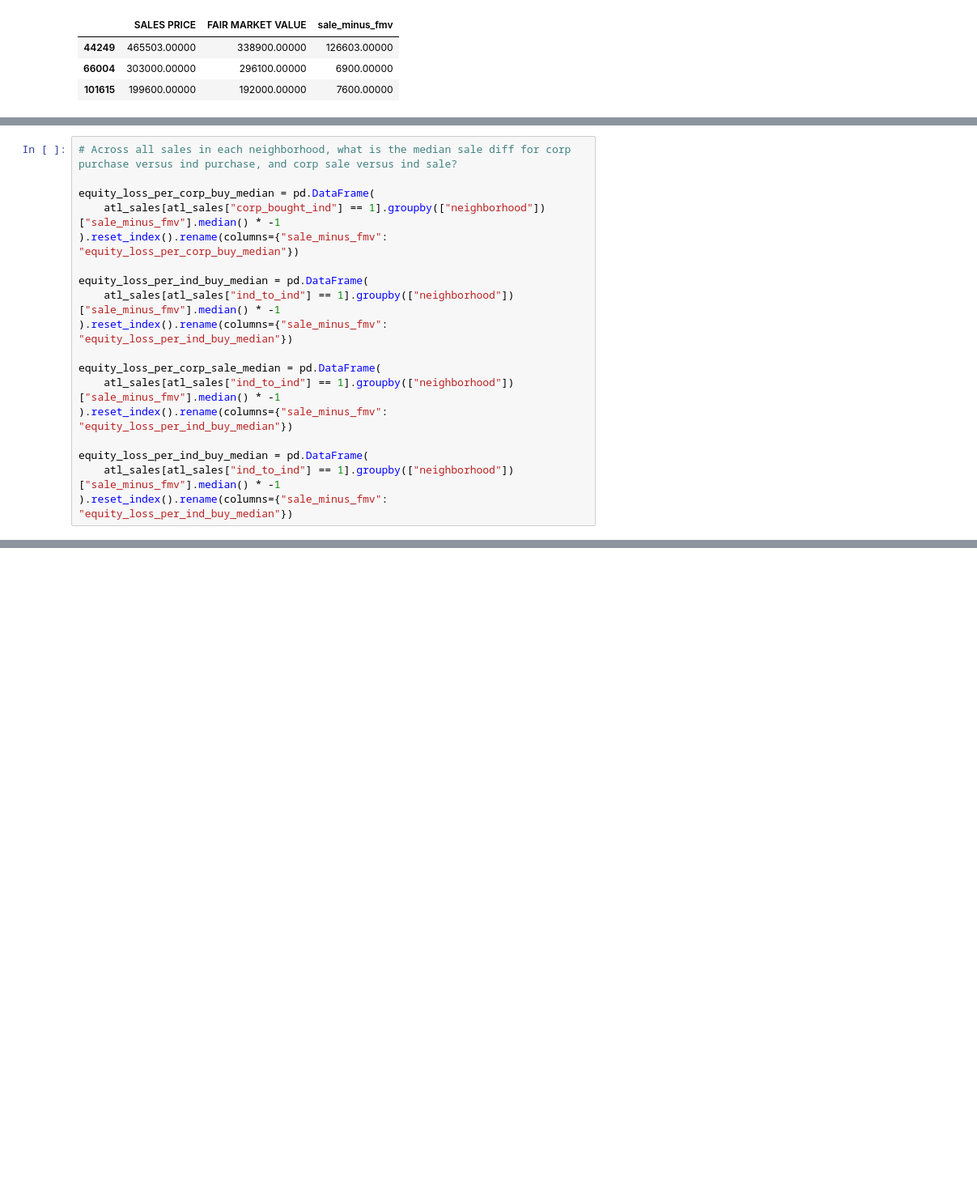
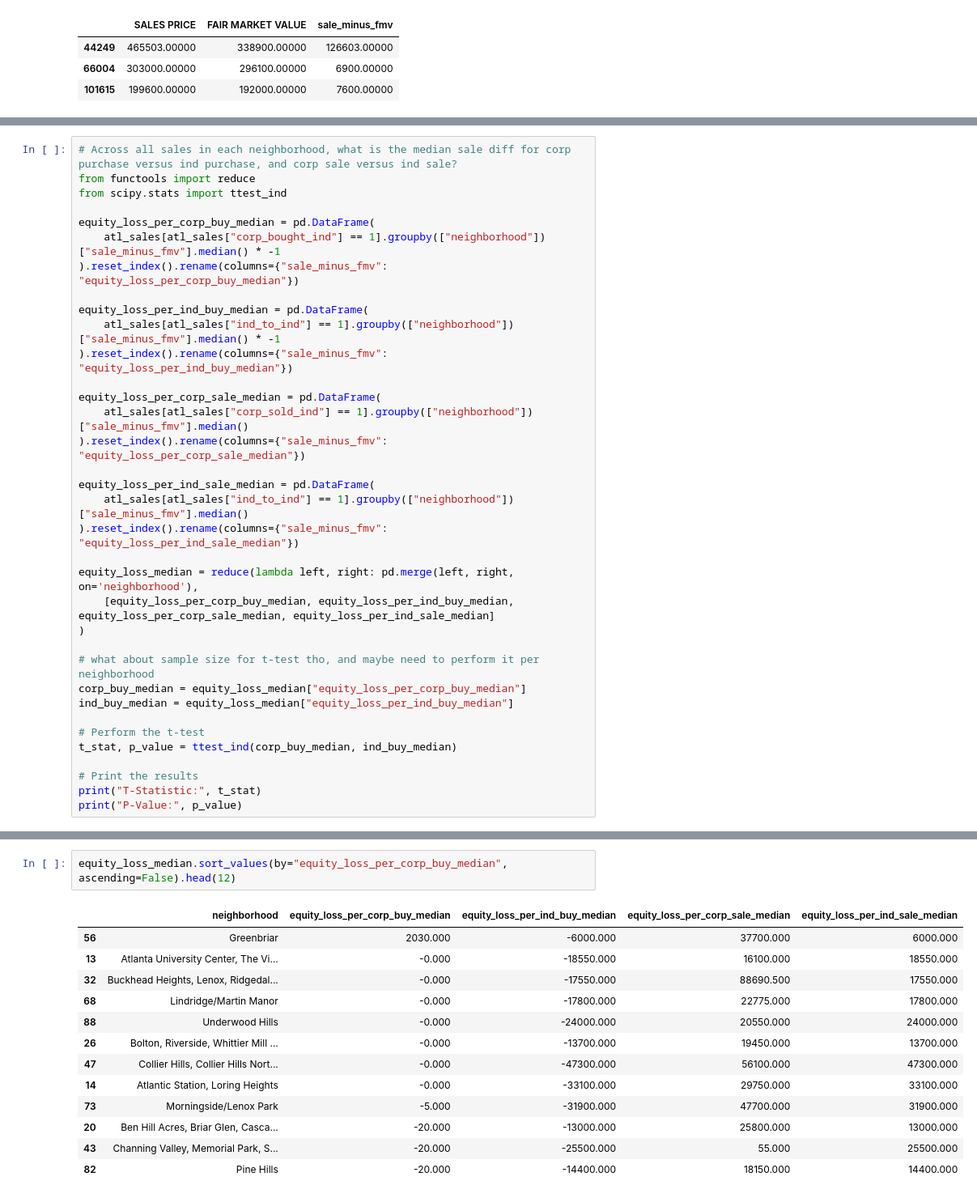
Before and after one commit to Nicholas-Polimeni/wealth-loss-sfr, a Jupyter notebook: analysis.ipynb, the cells around one changed output, grey strips where cells are left out. Shown at 81% size. Drawn from its saved outputs; the diff is of its cells as text; blank space fills up the shorter version.

Commit message:
init t-test

```diff
--- a/analysis.ipynb
+++ b/analysis.ipynb
@@ -1386,6 +1386,8 @@ equity_loss_total.sort_values(by="loss_total", ascending=False).head(10)
 | 39 | Carver Hills, Rockdale, Scotts Cr... | -151935.000 | 12624337.000 | 7732235.733 | 16081280.359 | 1062095.111 |
 # %%
 # Across all sales in each neighborhood, what is the median sale diff for corp purchase versus ind purchase, and corp sale versus ind sale?
+from functools import reduce
+from scipy.stats import ttest_ind
 
 equity_loss_per_corp_buy_median = pd.DataFrame(
     atl_sales[atl_sales["corp_bought_ind"] == 1].groupby(["neighborhood"])["sale_minus_fmv"].median() * -1
@@ -1396,10 +1398,25 @@ equity_loss_per_ind_buy_median = pd.DataFrame(
 ).reset_index().rename(columns={"sale_minus_fmv": "equity_loss_per_ind_buy_median"})
 
 equity_loss_per_corp_sale_median = pd.DataFrame(
-    atl_sales[atl_sales["ind_to_ind"] == 1].groupby(["neighborhood"])["sale_minus_fmv"].median() * -1
-).reset_index().rename(columns={"sale_minus_fmv": "equity_loss_per_ind_buy_median"})
+    atl_sales[atl_sales["corp_sold_ind"] == 1].groupby(["neighborhood"])["sale_minus_fmv"].median()
+).reset_index().rename(columns={"sale_minus_fmv": "equity_loss_per_corp_sale_median"})
 
-equity_loss_per_ind_buy_median = pd.DataFrame(
-    atl_sales[atl_sales["ind_to_ind"] == 1].groupby(["neighborhood"])["sale_minus_fmv"].median() * -1
-).reset_index().rename(columns={"sale_minus_fmv": "equity_loss_per_ind_buy_median"})
+equity_loss_per_ind_sale_median = pd.DataFrame(
+    atl_sales[atl_sales["ind_to_ind"] == 1].groupby(["neighborhood"])["sale_minus_fmv"].median()
+).reset_index().rename(columns={"sale_minus_fmv": "equity_loss_per_ind_sale_median"})
+
+equity_loss_median = reduce(lambda left, right: pd.merge(left, right, on='neighborhood'),
+    [equity_loss_per_corp_buy_median, equity_loss_per_ind_buy_median, equity_loss_per_corp_sale_median, equity_loss_per_ind_sale_median]
+)
+
+# what about sample size for t-test tho, and maybe need to perform it per neighborhood
+corp_buy_median = equity_loss_median["equity_loss_per_corp_buy_median"]
+ind_buy_median = equity_loss_median["equity_loss_per_ind_buy_median"]
+
+# Perform the t-test
+t_stat, p_value = ttest_ind(corp_buy_median, ind_buy_median)
+
+# Print the results
+print("T-Statistic:", t_stat)
+print("P-Value:", p_value)
 # %% [output]
@@ -1417,3 +1425,19 @@ equity_loss_per_ind_buy_median = pd.DataFrame(
+# %%
+equity_loss_median.sort_values(by="equity_loss_per_corp_buy_median", ascending=False).head(12)
+# %% [output]
+|  | neighborhood | equity_loss_per_corp_buy_median | equity_loss_per_ind_buy_median | equity_loss_per_corp_sale_median | equity_loss_per_ind_sale_median |
+| 56 | Greenbriar | 2030.000 | -6000.000 | 37700.000 | 6000.000 |
+| 13 | Atlanta University Center, The Vi... | -0.000 | -18550.000 | 16100.000 | 18550.000 |
+| 32 | Buckhead Heights, Lenox, Ridgedal... | -0.000 | -17550.000 | 88690.500 | 17550.000 |
+| 68 | Lindridge/Martin Manor | -0.000 | -17800.000 | 22775.000 | 17800.000 |
+| 88 | Underwood Hills | -0.000 | -24000.000 | 20550.000 | 24000.000 |
+| 26 | Bolton, Riverside, Whittier Mill ... | -0.000 | -13700.000 | 19450.000 | 13700.000 |
+| 47 | Collier Hills, Collier Hills Nort... | -0.000 | -47300.000 | 56100.000 | 47300.000 |
+| 14 | Atlantic Station, Loring Heights | -0.000 | -33100.000 | 29750.000 | 33100.000 |
+| 73 | Morningside/Lenox Park | -5.000 | -31900.000 | 47700.000 | 31900.000 |
+| 20 | Ben Hill Acres, Briar Glen, Casca... | -20.000 | -13000.000 | 25800.000 | 13000.000 |
+| 43 | Channing Valley, Memorial Park, S... | -20.000 | -25500.000 | 55.000 | 25500.000 |
+| 82 | Pine Hills | -20.000 | -14400.000 | 18150.000 | 14400.000 |
 # %%
 atl_nsa_geo = gpd.read_file("./data/atl_nsa.geojson").rename(columns={"NEIGHBORHO": "neighborhood"})
 equity_loss_total_geo = atl_nsa_geo.merge(
```
Also changed, not shown: parts of 1 cell of this notebook.
